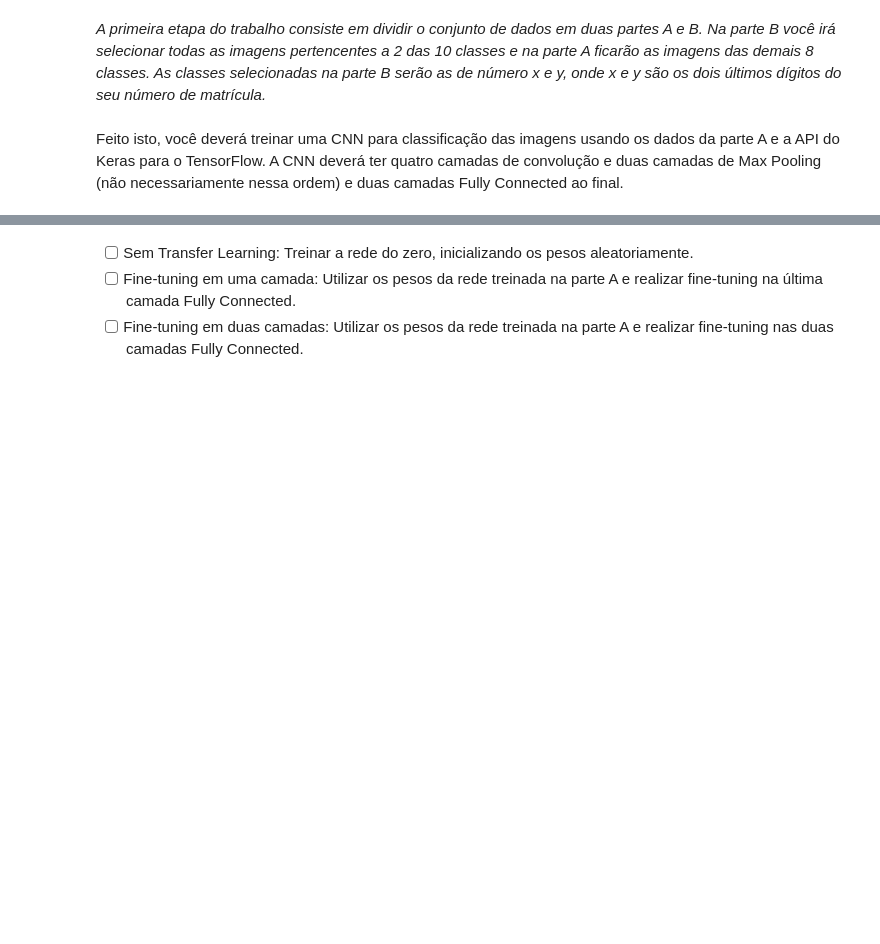
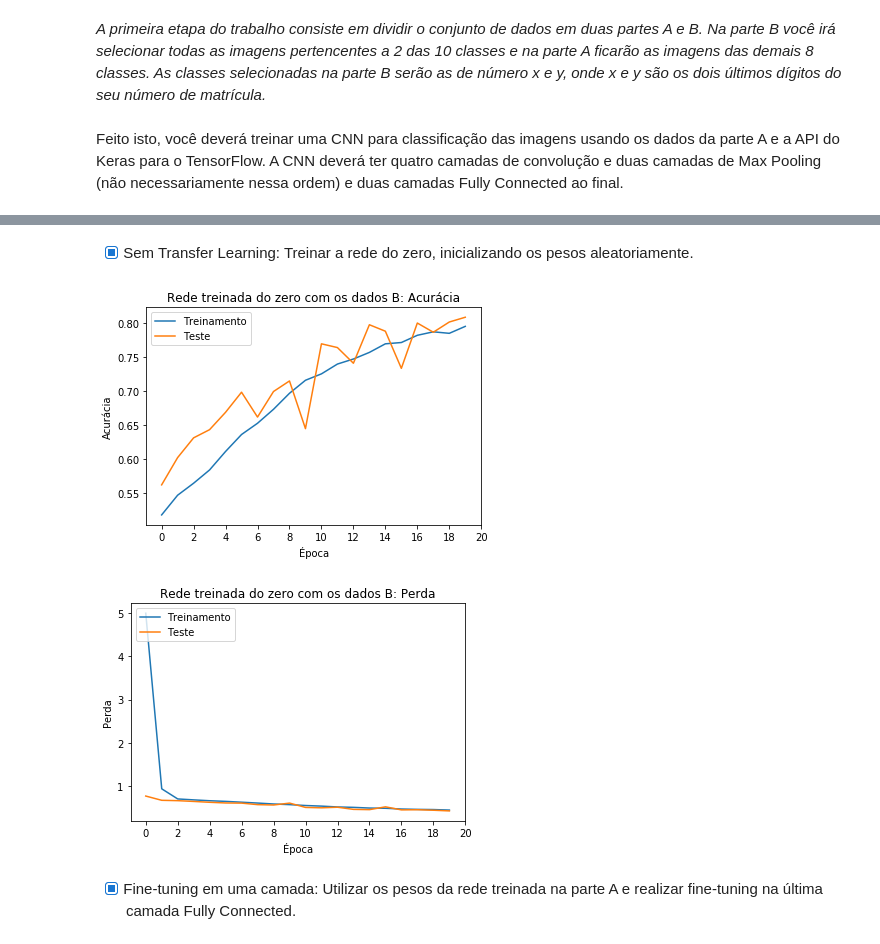
Before and after one commit to marscos/transfer_learning, a Jupyter notebook: TP2.ipynb, the cells around one changed output, grey strips where cells are left out. Drawn from its saved outputs; the diff is of its cells as text; code cells hidden in the pictures; blank space fills up the shorter version.

```diff
--- a/TP2.ipynb
+++ b/TP2.ipynb
@@ -130,5 +137,59 @@ Epoch 20/20
+# %% [markdown]
+- [x] Sem Transfer Learning:  Treinar a rede do zero, inicializando os pesos aleatoriamente.
+# %%
+from keras.optimizers import sgd
+
+def model_B1(img_shape, num_classes,
+                 dropout_conv=0.25, dropout_classif=0.25):
+    model = Sequential()
+
+    # Convolução
+    model.add(Conv2D(filters=32,
+                     kernel_size=(3, 3),
+                     padding='same',
+                     input_shape=img_shape,
+                     activation='relu'))
+
+    # Convolução
+    model.add(Conv2D(filters=32,
+                     kernel_size=(3, 3),
+                     activation='relu'))
+
+    # Max Pooling
+    model.add(MaxPooling2D(pool_size=2))
+    model.add(Dropout(dropout_conv))
+
+    # Convolução
+    model.add(Conv2D(filters=64,
+                     kernel_size=(3, 3),
+                     padding='same',
+                     activation='relu'))
+
+    # Convolução
+    model.add(Conv2D(filters=64,
+                     kernel_size=(3, 3),
+                     activation='relu'))
+
+    # Max Pooling
+    model.add(MaxPooling2D(pool_size=2))
+    model.add(Dropout(dropout_conv))
+
+    # Fully Connected
+    model.add(Flatten())
+    model.add(Dense(256, activation='relu'))
+    model.add(Dropout(dropout_classif))
+    model.add(Dense(num_classes, activation='softmax'))
+
+    return model
+
+modelB1 = model_B1(x_train.shape[1:], 2, dropout_conv=0.25, dropout_classif=0.5)
+opt = rmsprop(lr=5e-5, decay=1e-6)
+modelB1.compile(loss='categorical_crossentropy', optimizer=opt, metrics=['accuracy'])
+history_B1 = modelB1.fit(x_train[B_train], y_train[B_train][:,[2,4]], epochs=20, validation_data=(x_test[B_test], y_test[B_test][:,[2,4]]), verbose=0)
+plot_history(history_B1, "Rede treinada do zero com os dados B")
+# %% [output]
+[figure, added]
+[figure, added]
 # %% [markdown]
-- [ ] Sem Transfer Learning:  Treinar a rede do zero, inicializando os pesos aleatoriamente.
-- [ ] Fine-tuning em uma camada: Utilizar os pesos da  rede  treinada na parte A e realizar fine-tuning na última camada Fully Connected.
-- [ ] Fine-tuning em duas camadas: Utilizar os pesos da rede treinada na parte A e realizar fine-tuning nas duas camadas Fully Connected.
+- [x] Fine-tuning em uma camada: Utilizar os pesos da  rede  treinada na parte A e realizar fine-tuning na última camada Fully Connected.
 # %%
```
Also changed, not shown: parts of 10 cells of this notebook.
